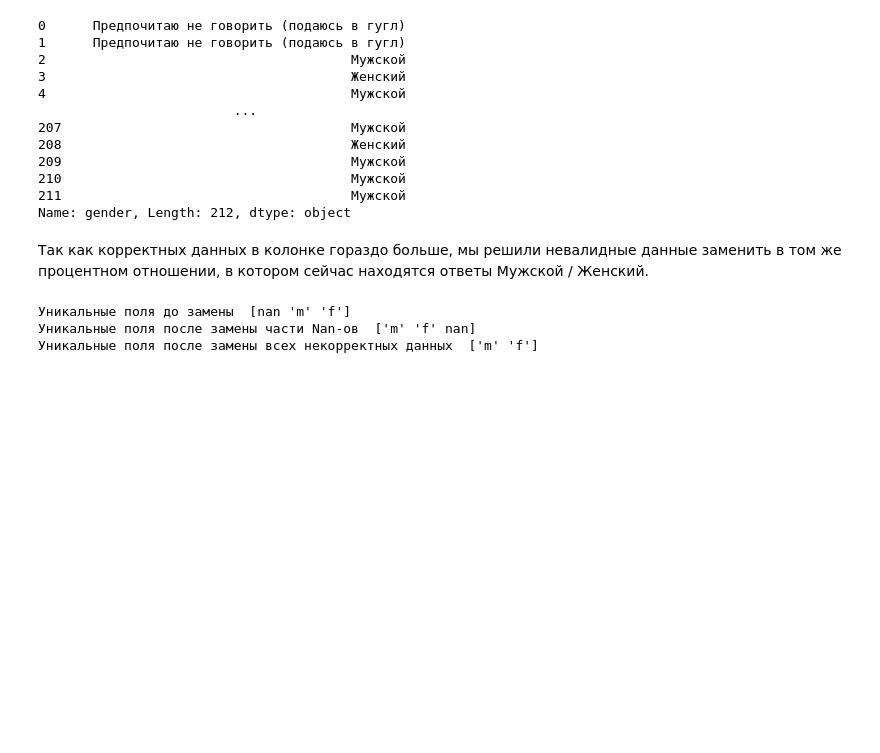
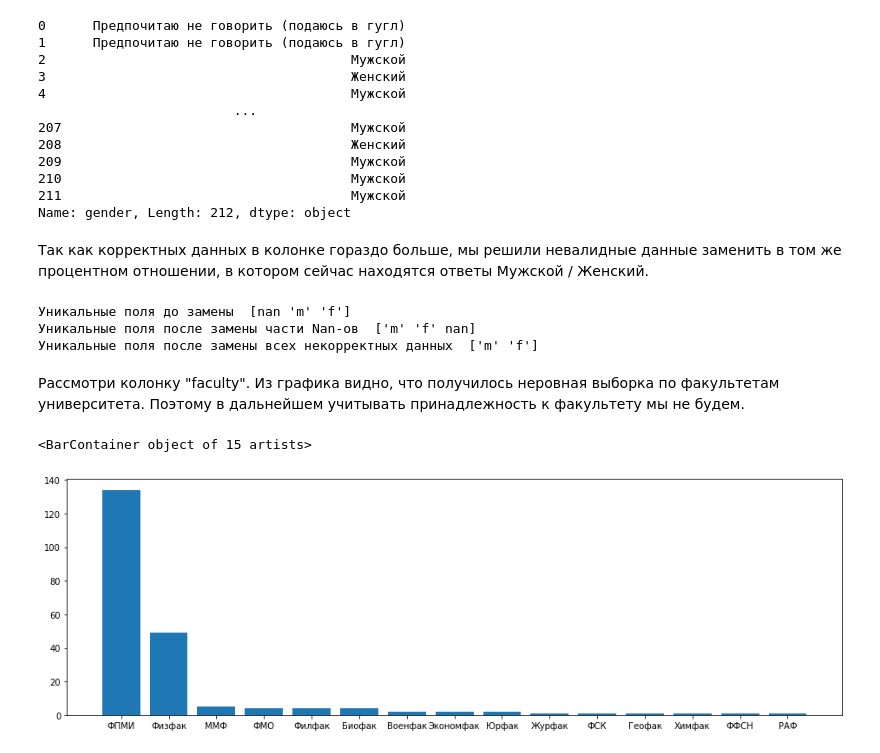
Before and after one commit to sherri-ice/DataAnalyseProject, a Jupyter notebook: vkiad_project.ipynb, the cells around one changed output. Cells and saved outputs as stored; diff of their text form; code cells hidden in the pictures; blank space fills up the shorter version.

Commit message:
added hist for column faculty + replaced some data with true/false

```diff
--- a/vkiad_project.ipynb
+++ b/vkiad_project.ipynb
@@ -31,7 +34,7 @@ data_frame
 data_frame.rename(columns = {'Отметка времени':'time', \
                              'Ваш пол':'gender', \
                              'Ваш факультет': 'faculty',\
-                             'Ваш факультет': 'average_grade',
+                             'Ваш средний балл': 'average_grade',
                              'Сколько времени в среднем в день Вы уделяете учебе (домашние работы, лабораторные)':'study_time',\
                              'Ваш знак зодиака': 'zodiac_sign',\
                              'Как часто Вы пьёте алкоголь?': 'alcohol',\
@@ -60,9 +65,9 @@ data_frame = data_frame.drop('time', axis = 1)
 # %%
-data_frame[['covid19', 'expulsion', 'depression']] = data_frame[['covid19', 'expulsion', 'depression']].replace(['Да, во время студенчества',
-                                                                                                                 'Да, до поступления',
-                                                                                                                 'Да'], True)
-data_frame[['covid19', 'expulsion', 'depression']] = data_frame[['covid19', 'expulsion', 'depression']].replace(['Нет, не болел',
-                                                                                                                 'Нет'], False)
+data_frame[['covid19', 'expulsion', 'depression', 'student_union', 'relationship', 'hobby', 'blond']] = data_frame[['covid19', 'expulsion', 'depression', 'student_union', 'relationship', 'hobby',
+                                                                                                        'blond']].replace(['Да, во время студенчества', 'Да, до поступления', 'Да',
+                                                                                                                           'Да, на всю страну такой один'], True)
+data_frame[['covid19', 'expulsion', 'depression', 'student_union', 'relationship', 'hobby', 'blond']] = data_frame[['covid19', 'expulsion', 'depression', 'student_union', 'relationship', 'hobby',
+                                                                                                        'blond']].replace(['Нет, не болел', 'Нет', 'Нет('], False)
 # %% [markdown]
 В колонке gender помимо вариантов ответа "мужской", "женский", мы получили несколько неопределенных вариантов, которые для нас равносильны Nan. Просто выкинуть их из датасета мы не можем, так как нам важна остальная информация в этих строчках.
 # %%
@@ -104,3 +109,13 @@ print('Уникальные поля после замены всех некор
 Уникальные поля до замены  [nan 'm' 'f']
 Уникальные поля после замены части Nan-ов  ['m' 'f' nan]
 Уникальные поля после замены всех некорректных данных  ['m' 'f']
+# %% [markdown]
+Рассмотри колонку "faculty". Из графика видно, что получилось неровная выборка по факультетам университета. Поэтому в дальнейшем учитывать принадлежность к факультету мы не будем.
+# %%
+plt.figure(figsize=(16, 5))
+unique_faculty = data_frame.faculty.value_counts()
+plt.xticks(np.arange(unique_faculty.index.size), unique_faculty.index)
+plt.bar(range(data_frame.faculty.unique().size), data_frame.faculty.value_counts())
+# %% [output]
+<BarContainer object of 15 artists>
+[figure, added]
```
Also changed, not shown: parts of 3 cells of this notebook.
